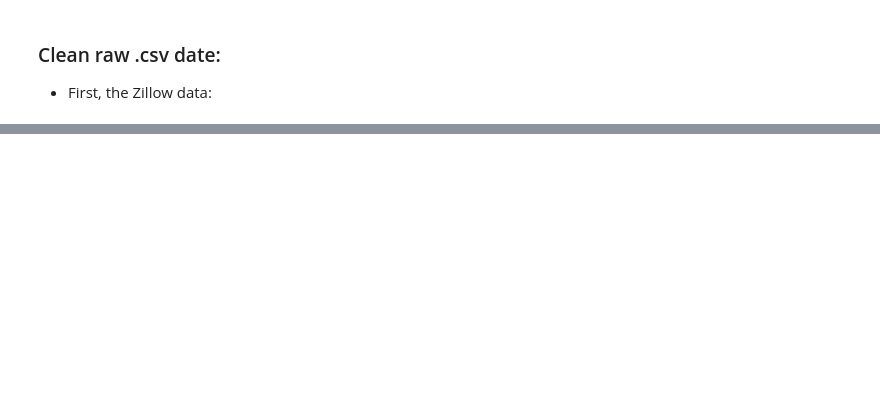
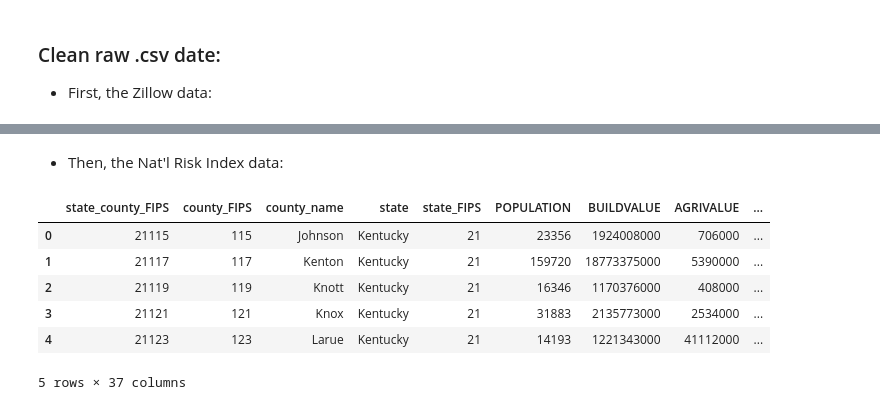
Before and after one commit to zwcrowley/Project_3_Team_7, a Jupyter notebook: data_cleaning_zc.ipynb, the cells around one changed output, grey strips where cells are left out. Saved outputs shown, nothing was run; the diff lists cells and outputs as text; code cells hidden in the pictures; blank space fills up the shorter version.

```diff
--- a/data_cleaning_zc.ipynb
+++ b/data_cleaning_zc.ipynb
@@ -57,0 +61,22 @@ raw_risk_df
+# %% [markdown]
+- Then, the Nat'l Risk Index data:
+# %%
+#  Create a new df with cols we need from raw_risk_df:
+# list(raw_risk_df.columns)
+risk_df = raw_risk_df[['STCOFIPS','COUNTYFIPS','COUNTY','STATE','STATEFIPS','POPULATION','BUILDVALUE','AGRIVALUE','AREA','RISK_SCORE','RISK_RATNG','EAL_SCORE','EAL_RATNG','SOVI_SCORE','SOVI_RATNG','RESL_SCORE','RESL_RATNG','CFLD_RISKS','CFLD_RISKR','DRGT_RISKS',
+'DRGT_RISKR','HWAV_RISKS','HWAV_RISKR','HRCN_RISKS',
+'HRCN_RISKR','LTNG_RISKS','LTNG_RISKR','RFLD_RISKS',
+'RFLD_RISKR','TRND_RISKS','TRND_RISKR','WFIR_RISKS',
+ 'WFIR_RISKR','WNTW_RISKS','WNTW_RISKR','SHAPE_Length','SHAPE_Area']].copy()
+
+# Clean up risk_df column names:
+risk_df = risk_df.rename(columns={'STCOFIPS':'state_county_FIPS','COUNTYFIPS':'county_FIPS', 'COUNTY': 'county_name','STATE':'state','STATEFIPS':'state_FIPS','RISK_SCORE':'risk_index_score','RISK_RATNG':'risk_index_rating','EAL_SCORE':'exp_annual_loss_score','EAL_RATNG':'exp_annual_loss_rating','SOVI_SCORE':'soc_vul_score','SOVI_RATNG':'soc_vul_rating','RESL_SCORE':'comm_res_score','RESL_RATNG':'comm_res_rating','CFLD_RISKS':'coastal_flooding_score','CFLD_RISKR':'coastal_flooding_rating','DRGT_RISKS':'drought_score','DRGT_RISKR':'drought_rating','HWAV_RISKS':'heatwave_score','HWAV_RISKR':'heatwave_rating','HRCN_RISKS':'hurricane_score','HRCN_RISKR':'hurricane_rating','LTNG_RISKS':'lightning_score','LTNG_RISKR':'lightning_rating','RFLD_RISKS':'river_flooding_score','RFLD_RISKR':'river_flooding_rating','TRND_RISKS':'tornado_scores','TRND_RISKR':'tornado_rating','WFIR_RISKS':'wildfire_rating','WFIR_RISKR':'wildfire_rating','WNTW_RISKS':'winterweather_score','WNTW_RISKR':'winterweather_rating',})
+risk_df.head()
+# %% [output]
+|  | state_county_FIPS | county_FIPS | county_name | state | state_FIPS | POPULATION | BUILDVALUE | AGRIVALUE | ... |
+| 0 | 21115 | 115 | Johnson | Kentucky | 21 | 23356 | 1924008000 | 706000 | ... |
+| 1 | 21117 | 117 | Kenton | Kentucky | 21 | 159720 | 18773375000 | 5390000 | ... |
+| 2 | 21119 | 119 | Knott | Kentucky | 21 | 16346 | 1170376000 | 408000 | ... |
+| 3 | 21121 | 121 | Knox | Kentucky | 21 | 31883 | 2135773000 | 2534000 | ... |
+| 4 | 21123 | 123 | Larue | Kentucky | 21 | 14193 | 1221343000 | 41112000 | ... |
+5 rows × 37 columns
```
Also changed, not shown: parts of 7 cells of this notebook, 2 other files.
